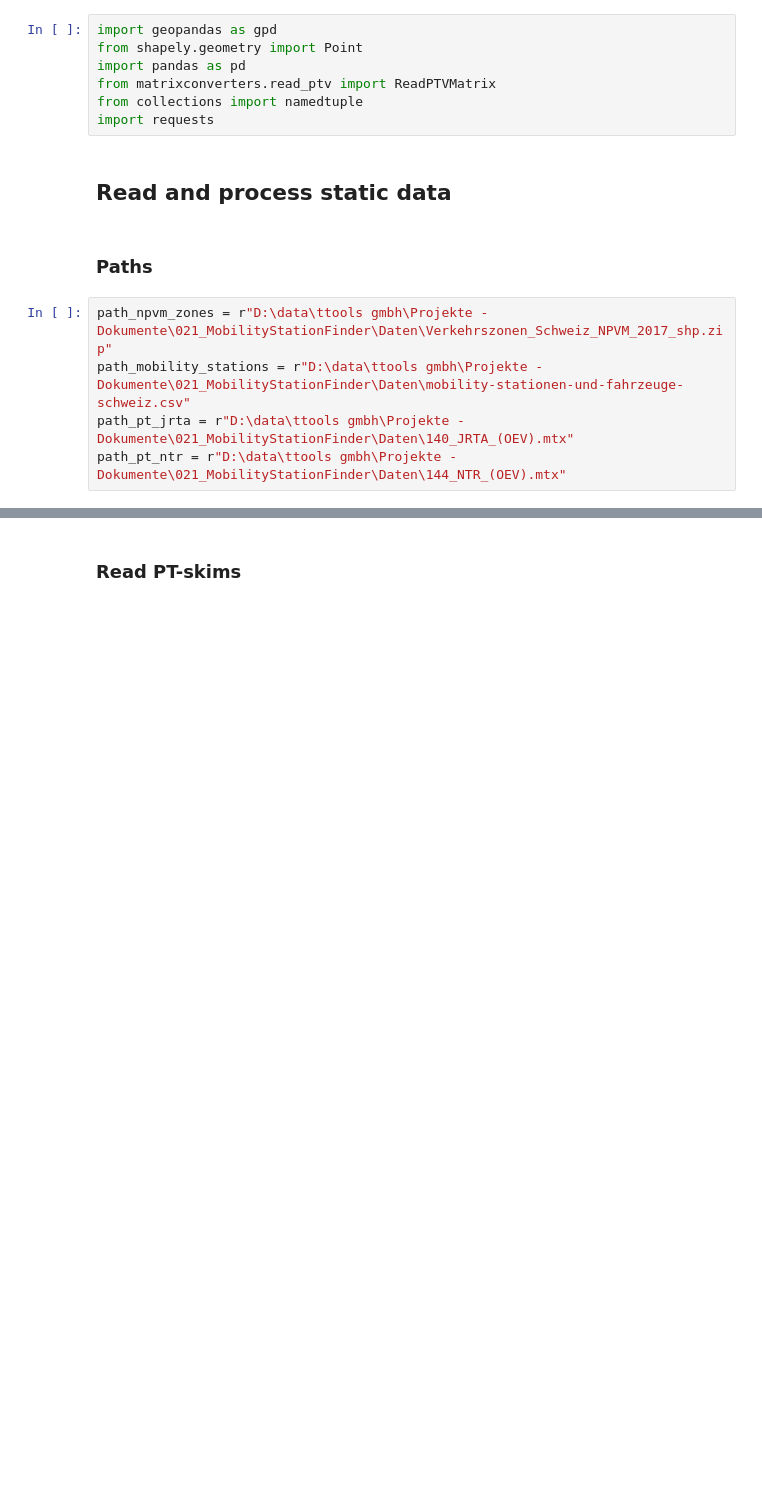
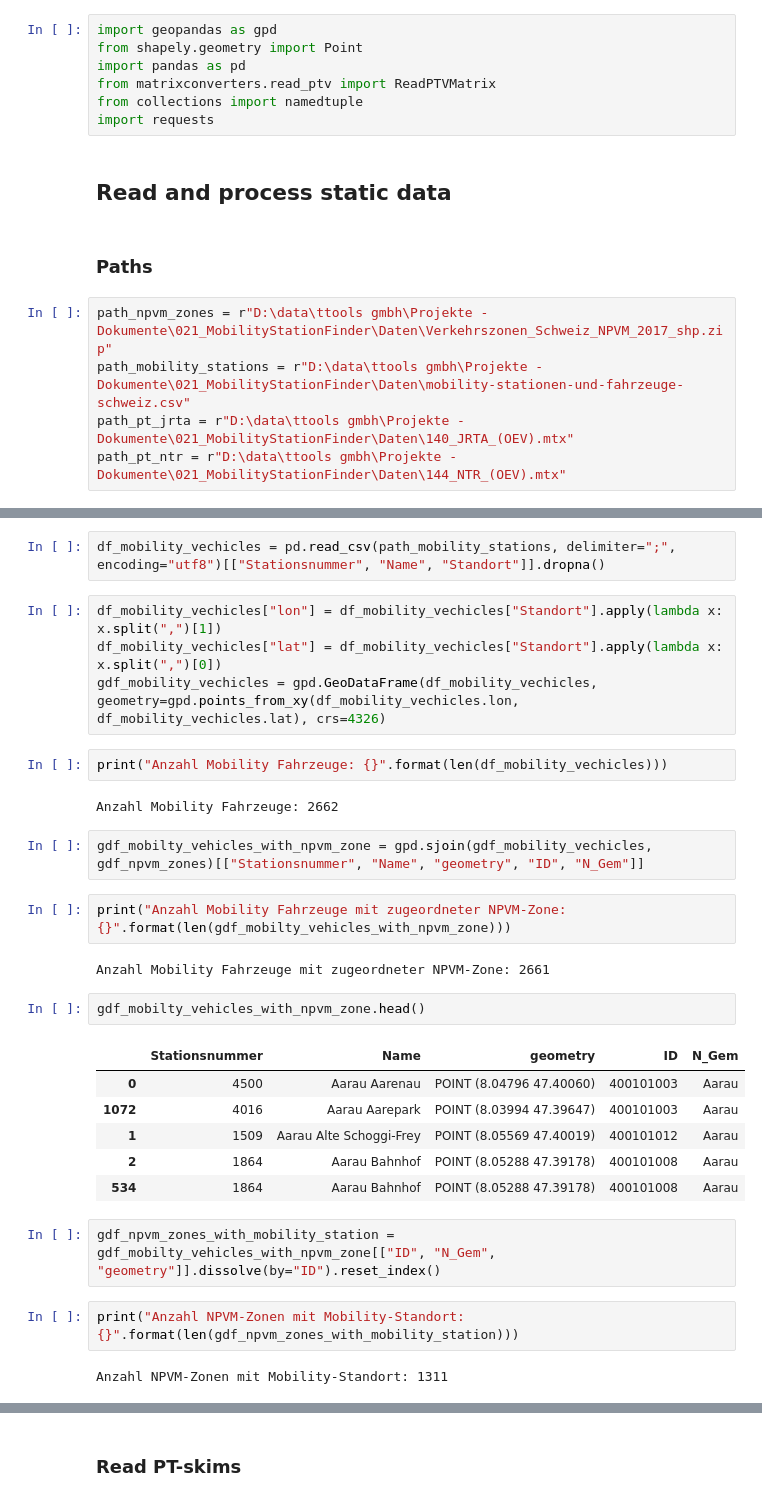
Before and after one commit to jlieberherr/mobility-station-finder, a Jupyter notebook: mobility-station-finder.ipynb, the cells around one changed output, grey strips where cells are left out. Drawn from its saved outputs; the diff is of its cells as text; blank space fills up the shorter version.

```diff
--- a/mobility-station-finder.ipynb
+++ b/mobility-station-finder.ipynb
@@ -101,0 +51,31 @@ mobility_zone.to_csv(r"D:\data\ttools gmbh\Projekte - Dokumente\021_MobilityStat
+# %%
+df_mobility_vechicles = pd.read_csv(path_mobility_stations, delimiter=";", encoding="utf8")[["Stationsnummer", "Name", "Standort"]].dropna()
+# %%
+df_mobility_vechicles["lon"] = df_mobility_vechicles["Standort"].apply(lambda x: x.split(",")[1])
+df_mobility_vechicles["lat"] = df_mobility_vechicles["Standort"].apply(lambda x: x.split(",")[0])
+gdf_mobility_vechicles = gpd.GeoDataFrame(df_mobility_vechicles, geometry=gpd.points_from_xy(df_mobility_vechicles.lon, df_mobility_vechicles.lat), crs=4326)
+# %%
+print("Anzahl Mobility Fahrzeuge: {}".format(len(df_mobility_vechicles)))
+# %% [output]
+Anzahl Mobility Fahrzeuge: 2662
+# %%
+gdf_mobilty_vehicles_with_npvm_zone = gpd.sjoin(gdf_mobility_vechicles, gdf_npvm_zones)[["Stationsnummer", "Name", "geometry", "ID", "N_Gem"]]
+# %%
+print("Anzahl Mobility Fahrzeuge mit zugeordneter NPVM-Zone: {}".format(len(gdf_mobilty_vehicles_with_npvm_zone)))
+# %% [output]
+Anzahl Mobility Fahrzeuge mit zugeordneter NPVM-Zone: 2661
+# %%
+gdf_mobilty_vehicles_with_npvm_zone.head()
+# %% [output]
+|  | Stationsnummer | Name | geometry | ID | N_Gem |
+| 0 | 4500 | Aarau Aarenau | POINT (8.04796 47.40060) | 400101003 | Aarau |
+| 1072 | 4016 | Aarau Aarepark | POINT (8.03994 47.39647) | 400101003 | Aarau |
+| 1 | 1509 | Aarau Alte Schoggi-Frey | POINT (8.05569 47.40019) | 400101012 | Aarau |
+| 2 | 1864 | Aarau Bahnhof | POINT (8.05288 47.39178) | 400101008 | Aarau |
+| 534 | 1864 | Aarau Bahnhof | POINT (8.05288 47.39178) | 400101008 | Aarau |
+# %%
+gdf_npvm_zones_with_mobility_station = gdf_mobilty_vehicles_with_npvm_zone[["ID", "N_Gem", "geometry"]].dissolve(by="ID").reset_index()
+# %%
+print("Anzahl NPVM-Zonen mit Mobility-Standort: {}".format(len(gdf_npvm_zones_with_mobility_station)))
+# %% [output]
+Anzahl NPVM-Zonen mit Mobility-Standort: 1311
```
Also changed, not shown: parts of 61 cells of this notebook.
